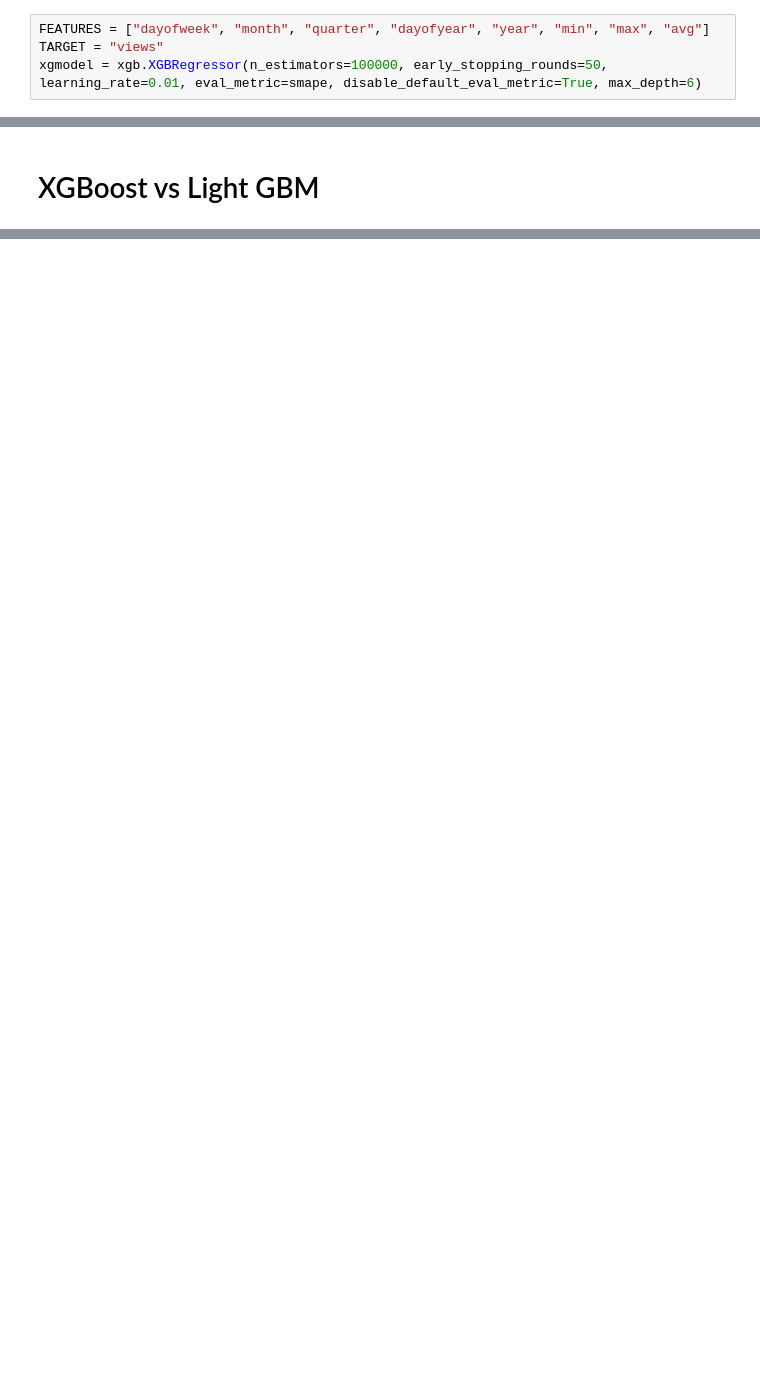
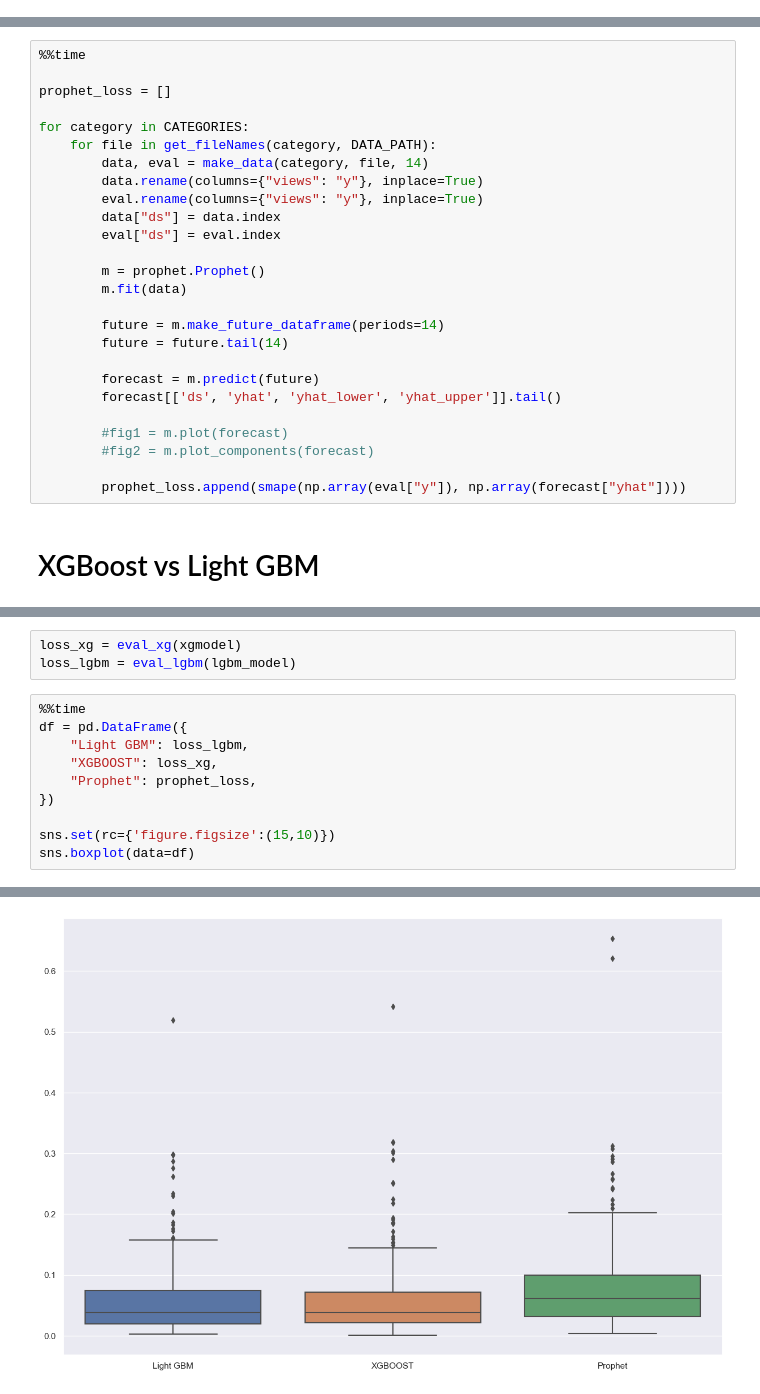
Before and after one commit to MohammadSakhnini/PageView_Prediction, a Jupyter notebook: XGBoost/xg.ipynb, the cells around one changed output, grey strips where cells are left out. Drawn from its saved outputs; the diff is of its cells as text; blank space fills up the shorter version.

Commit message:
Merge branch 'main' of https://github.com/MohammadSakhnini/PageView_Prediction

```diff
--- a/XGBoost/xg.ipynb
+++ b/XGBoost/xg.ipynb
@@ -101,6 +155,2 @@ def create_features2(df, dfNeu):
 # %% [markdown]
 # XGBoost
-# %%
-FEATURES = ["dayofweek", "month", "quarter", "dayofyear", "year", "min", "max", "avg"]
-TARGET = "views"
-xgmodel = xgb.XGBRegressor(n_estimators=100000, early_stopping_rounds=50, learning_rate=0.01, eval_metric=smape, disable_default_eval_metric=True, max_depth=6)
@@ -316,2 +391,28 @@ Wall time: 1min 21s
+# %%
+%%time
+
+prophet_loss = []
+
+for category in CATEGORIES:
+    for file in get_fileNames(category, DATA_PATH):
+        data, eval = make_data(category, file, 14)
+        data.rename(columns={"views": "y"}, inplace=True)
+        eval.rename(columns={"views": "y"}, inplace=True)
+        data["ds"] = data.index
+        eval["ds"] = eval.index
+
+        m = prophet.Prophet()
+        m.fit(data)
+
+        future = m.make_future_dataframe(periods=14)
+        future = future.tail(14)
+
+        forecast = m.predict(future)
+        forecast[['ds', 'yhat', 'yhat_lower', 'yhat_upper']].tail()
+
+        #fig1 = m.plot(forecast)
+        #fig2 = m.plot_components(forecast)
+
+        prophet_loss.append(smape(np.array(eval["y"]), np.array(forecast["yhat"])))
 # %% [markdown]
 # XGBoost vs Light GBM
@@ -337,0 +419,14 @@ sns.boxplot(data=df_all)
+# %%
+loss_xg = eval_xg(xgmodel)
+loss_lgbm = eval_lgbm(lgbm_model)
+# %%
+%%time
+df = pd.DataFrame({
+    "Light GBM": loss_lgbm,
+    "XGBOOST": loss_xg,
+    "Prophet": prophet_loss,
+})
+
+sns.set(rc={'figure.figsize':(15,10)})
+sns.boxplot(data=df)
+# %% [output]
@@ -337,0 +436 @@ sns.boxplot(data=df_all)
+[figure, added]
```
Also changed, not shown: parts of 34 cells of this notebook, 5 other files.
